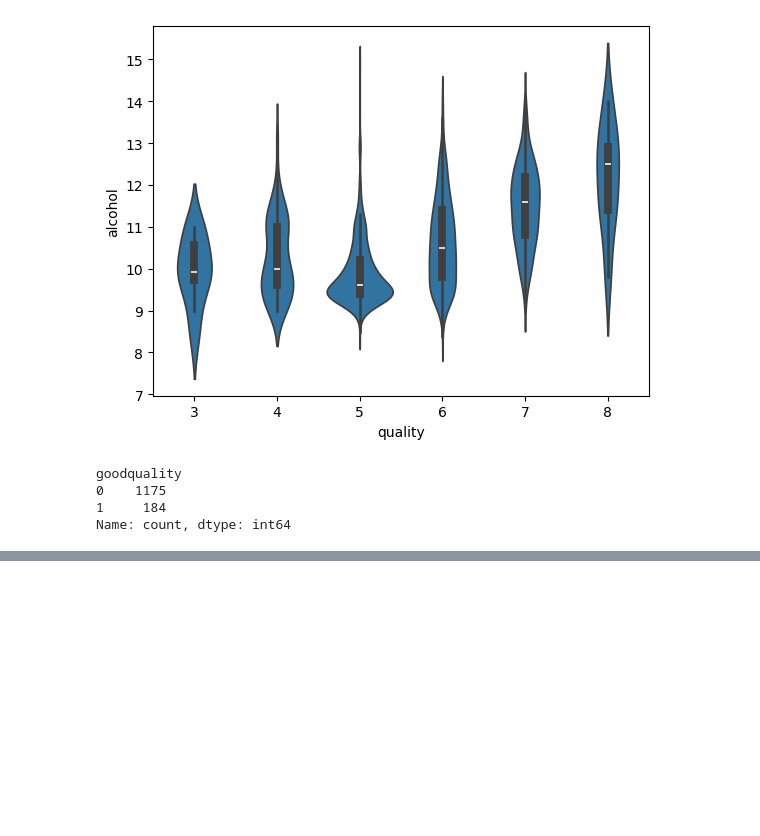
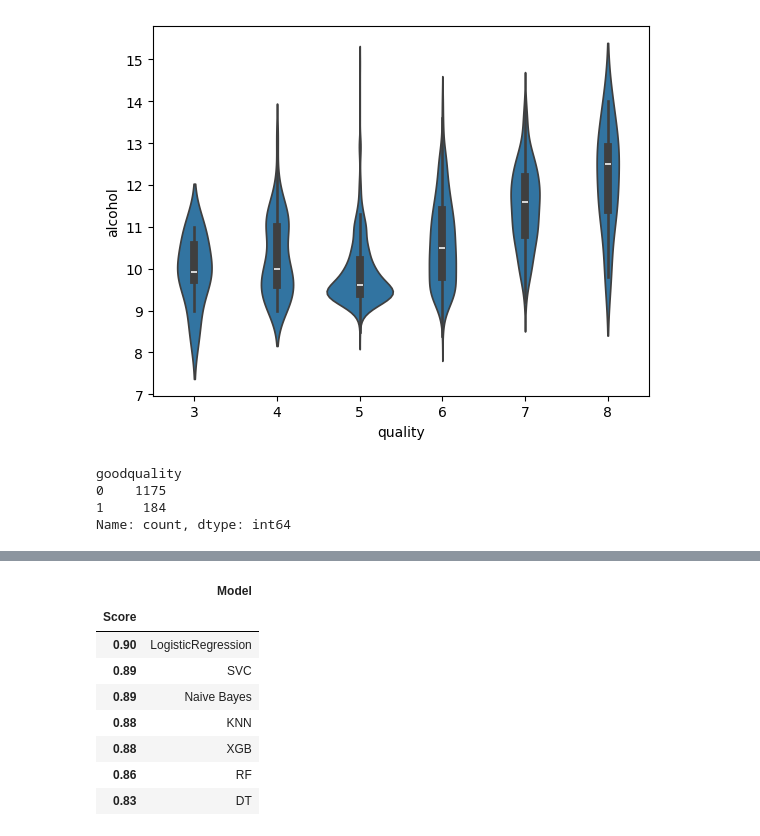
Before and after one commit to neradimo/wine_prediction_pro1, a Jupyter notebook: wine_prediction.ipynb, the cells around one changed output, grey strips where cells are left out. Drawn from its saved outputs; the diff is of its cells as text; code cells hidden in the pictures; blank space fills up the shorter version.

```diff
--- a/wine_prediction.ipynb
+++ b/wine_prediction.ipynb
@@ -182,0 +419,19 @@ y=wine['goodquality']
+# %%
+results=pd.DataFrame({
+    'Model': ['LogisticRegression','KNN','SVC','DT','RF','XGB','Naive Bayes'],
+    'Score': [0.90,0.88,0.89,0.83,0.86,0.88,0.89]
+})
+
+results_df=results.sort_values(by='Score',ascending=False)
+results_df=results_df.set_index('Score')
+results_df
+# %% [output]
+|  | Model |
+| Score |  |
+| 0.90 | LogisticRegression |
+| 0.89 | SVC |
+| 0.89 | Naive Bayes |
+| 0.88 | KNN |
+| 0.88 | XGB |
+| 0.86 | RF |
+| 0.83 | DT |
```
Also changed, not shown: parts of 32 cells of this notebook, 4 other files.
